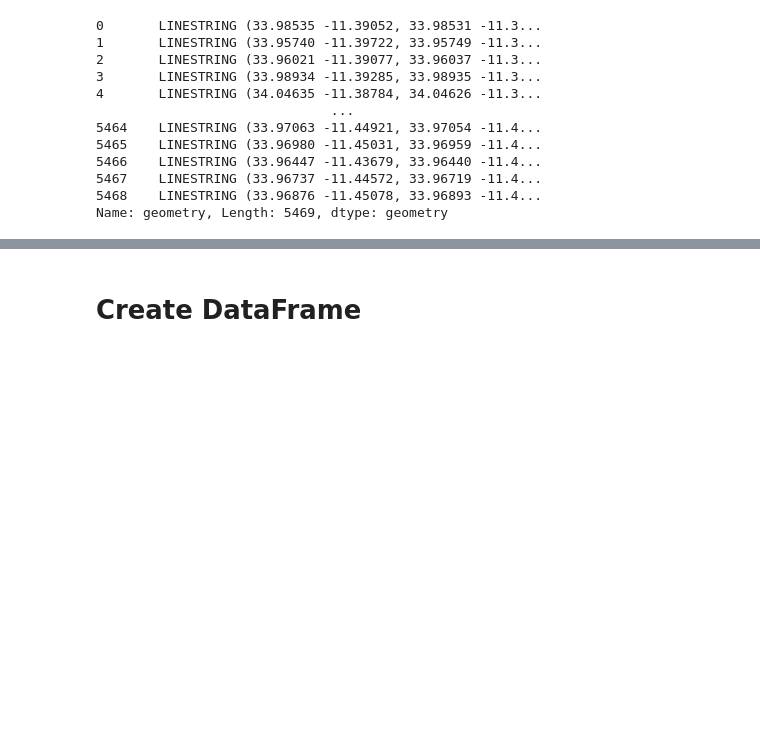
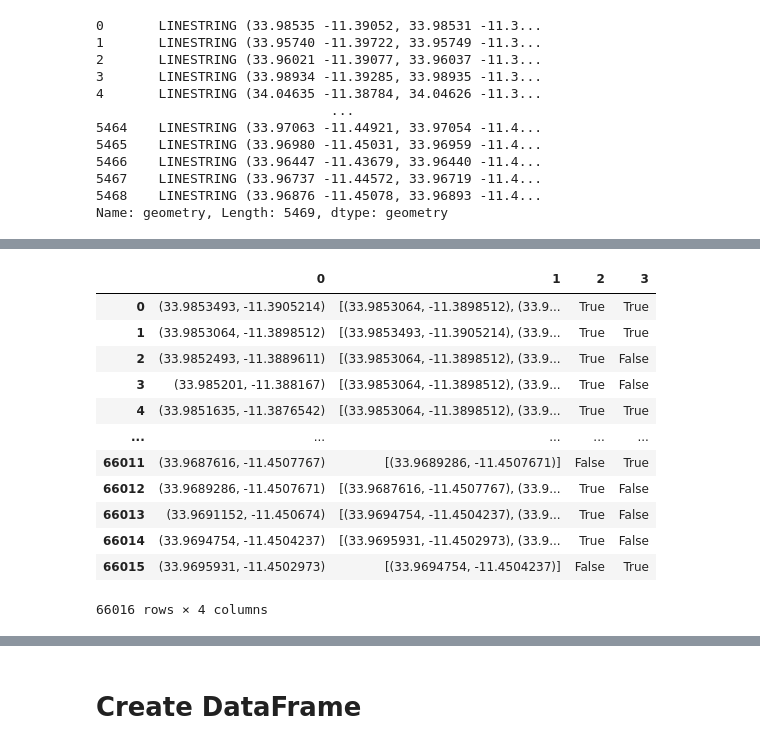
Before and after one commit to RachelRalph/AI4PublicHealth, a Jupyter notebook: Process_Data_Clean.ipynb, the cells around one changed output, grey strips where cells are left out. Saved outputs shown, nothing was run; the diff lists cells and outputs as text; code cells hidden in the pictures; blank space fills up the shorter version.

```diff
--- a/Process_Data_Clean.ipynb
+++ b/Process_Data_Clean.ipynb
@@ -119,0 +286,34 @@ road_line_nodes
+# %%
+import copy
+node_data_copy = node_data
+import sys
+for index, row in node_data_copy.iterrows():
+    if row[2]:
+        if row[3] == True:
+            continue
+        else:
+            if(len(node_data.at[index, 1]) >= 2):
+                connection1 = node_data_copy.at[index, 1][0]
+                connection2 = node_data_copy.at[index, 1][1]
+                index1 = lat_long_pairs[connection1][0]
+                index2 = lat_long_pairs[connection2][0]
+                node_data_copy.at[index1, 1].remove(node_data_copy.at[index, 0])
+                node_data_copy.at[index2, 1].remove(node_data_copy.at[index, 0])
+                node_data_copy.at[index1, 1] = list(set(node_data_copy.at[index1, 1] + [node_data_copy.at[index2, 0]]))
+                node_data_copy.at[index2, 1] = list(set([node_data_copy.at[index1, 0]] + node_data_copy.at[index2, 1]))
+
+node_data_copy.reset_index().drop("index", axis = 1)
+# %% [output]
+|  | 0 | 1 | 2 | 3 |
+| 0 | (33.9853493, -11.3905214) | [(33.9853064, -11.3898512), (33.9... | True | True |
+| 1 | (33.9853064, -11.3898512) | [(33.9853493, -11.3905214), (33.9... | True | True |
+| 2 | (33.9852493, -11.3889611) | [(33.9853064, -11.3898512), (33.9... | True | False |
+| 3 | (33.985201, -11.388167) | [(33.9853064, -11.3898512), (33.9... | True | False |
+| 4 | (33.9851635, -11.3876542) | [(33.9853064, -11.3898512), (33.9... | True | True |
+| ... | ... | ... | ... | ... |
+| 66011 | (33.9687616, -11.4507767) | [(33.9689286, -11.4507671)] | False | True |
+| 66012 | (33.9689286, -11.4507671) | [(33.9687616, -11.4507767), (33.9... | True | False |
+| 66013 | (33.9691152, -11.450674) | [(33.9694754, -11.4504237), (33.9... | True | False |
+| 66014 | (33.9694754, -11.4504237) | [(33.9695931, -11.4502973), (33.9... | True | False |
+| 66015 | (33.9695931, -11.4502973) | [(33.9694754, -11.4504237)] | False | True |
+66016 rows × 4 columns
```
Also changed, not shown: parts of 18 cells of this notebook, 1 other file.
